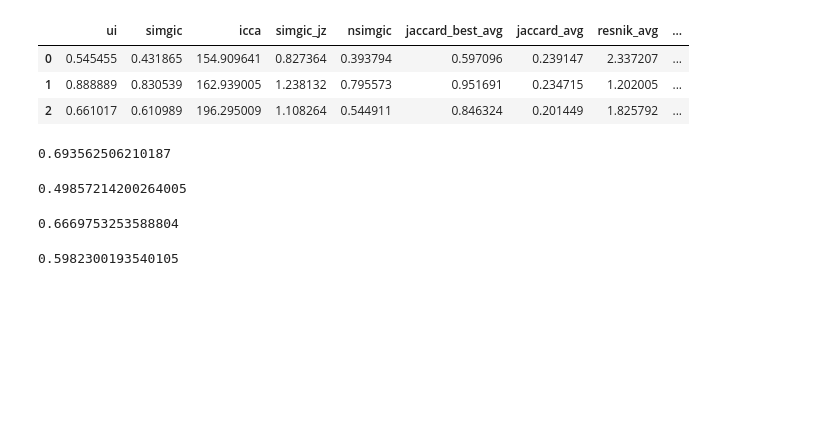
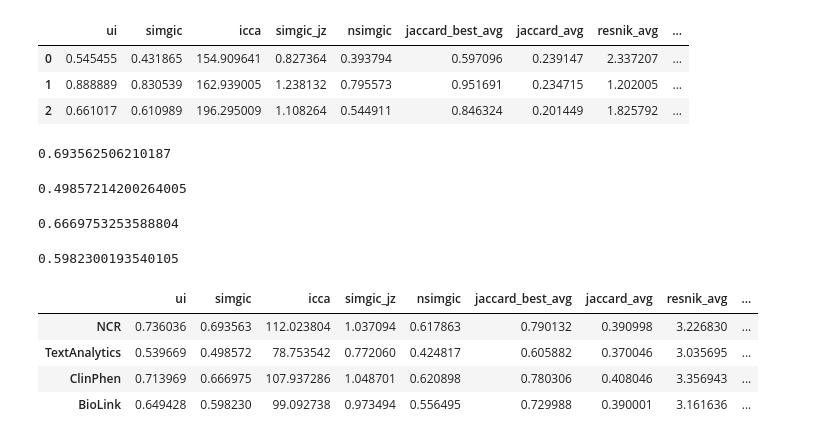
Before and after one commit to bbertoni/HackingSymptoms, a Jupyter notebook: code/PerformanceComparison/PerformanceComparison.ipynb, the cells around one changed output. Saved outputs shown, nothing was run; the diff lists cells and outputs as text; code cells hidden in the pictures; blank space fills up the shorter version.

Commit message:
upload a summary of gsc results

```diff
--- a/code/PerformanceComparison/PerformanceComparison.ipynb
+++ b/code/PerformanceComparison/PerformanceComparison.ipynb
@@ -749,0 +754,3 @@ with open('gsc_scores.json', 'w') as f:
+# %%
+results_matrix_df = pd.DataFrame([ncr_scores.mean(), ta_for_health_scores.mean(), clinphen_scores.mean(), biolink_scores.mean()],
+             index=['NCR', 'TextAnalytics', 'ClinPhen', 'BioLink'])
@@ -749,0 +763,8 @@ with open('gsc_scores.json', 'w') as f:
+# %%
+results_matrix_df
+# %% [output]
+|  | ui | simgic | icca | simgic_jz | nsimgic | jaccard_best_avg | jaccard_avg | resnik_avg | ... |
+| NCR | 0.736036 | 0.693563 | 112.023804 | 1.037094 | 0.617863 | 0.790132 | 0.390998 | 3.226830 | ... |
+| TextAnalytics | 0.539669 | 0.498572 | 78.753542 | 0.772060 | 0.424817 | 0.605882 | 0.370046 | 3.035695 | ... |
+| ClinPhen | 0.713969 | 0.666975 | 107.937286 | 1.048701 | 0.620898 | 0.780306 | 0.408046 | 3.356943 | ... |
+| BioLink | 0.649428 | 0.598230 | 99.092738 | 0.973494 | 0.556495 | 0.729988 | 0.390001 | 3.161636 | ... |
```
Also changed, not shown: parts of 6 cells of this notebook, 2 other files.
